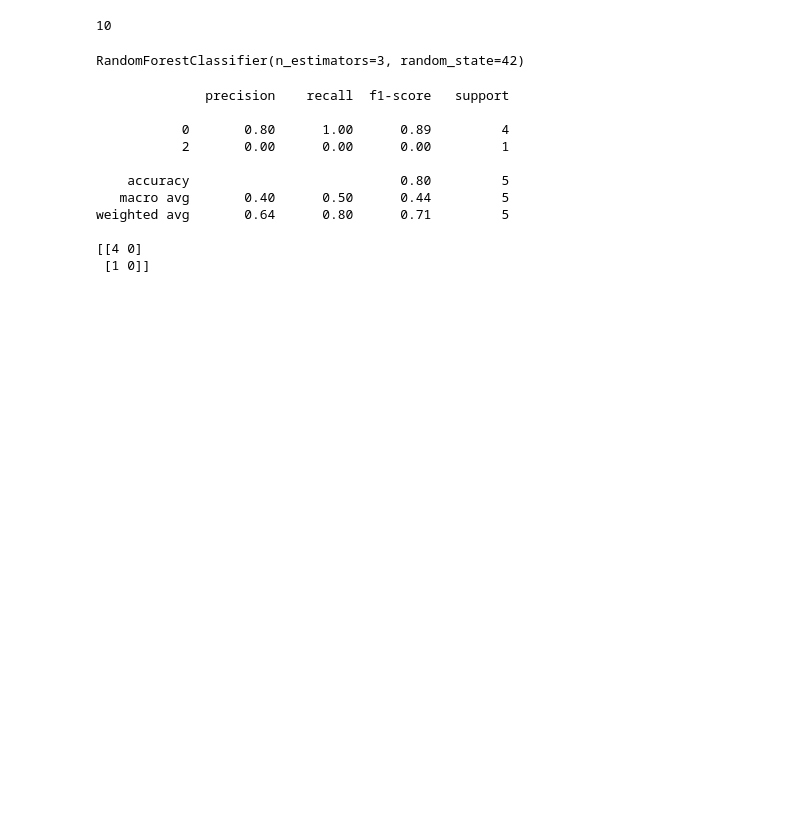
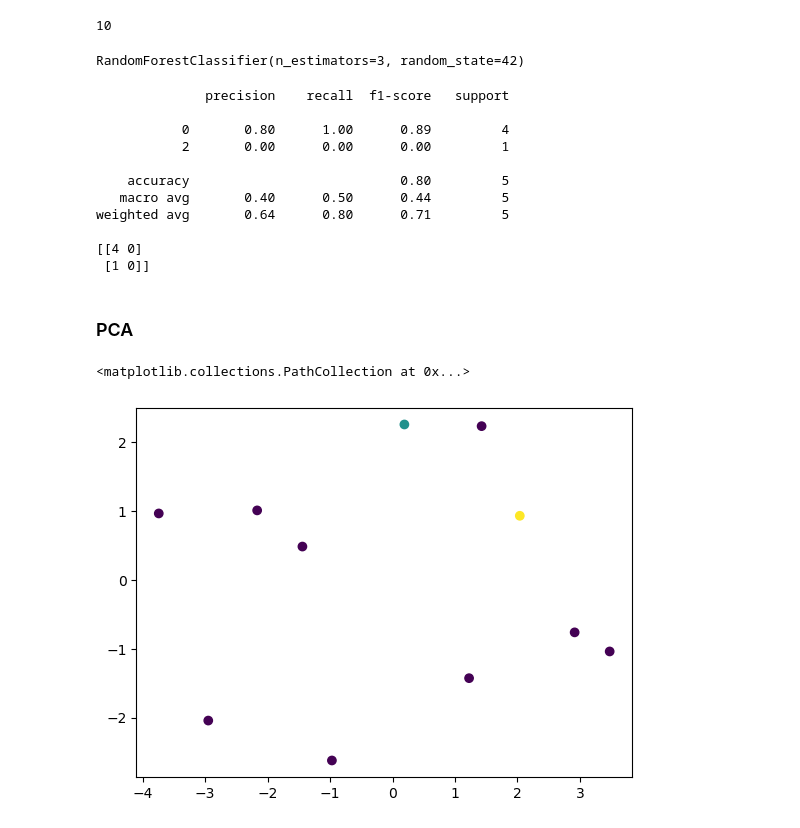
Before and after one commit to zxrtz/Machine-Learning-Project-with-AWS-Deployment, a Jupyter notebook: machine_learning_demo_stage.ipynb, the cells around one changed output. Drawn from its saved outputs; the diff is of its cells as text; code cells hidden in the pictures; blank space fills up the shorter version.

```diff
--- a/machine_learning_demo_stage.ipynb
+++ b/machine_learning_demo_stage.ipynb
@@ -630,3 +630,29 @@ weighted avg       0.64      0.80      0.71         5
 
 [[4 0]
  [1 0]]
+# %% [markdown]
+### PCA
+# %%
+from sklearn.decomposition import PCA
+from sklearn.preprocessing import StandardScaler
+
+# create the zero NA dataframe to be used
+df_encoded_no_na = df_encoded.dropna()
+
+# create X values df
+X = df_encoded_no_na.drop(columns='fighter1_result')
+
+# create scaler, scale values based on std dev = 1
+scaler = StandardScaler()
+scaler.fit(df_encoded_no_na) # fitting the scaler
+scaled_data = scaler.transform(df_encoded_no_na) # transform values based on scaling model
+
+# create, fit PCA and transform the data based on fit to reduce dimensionality
+pca = PCA()
+pca.fit(scaled_data)
+x_pca = pca.transform(scaled_data)
+# %%
+plt.scatter(x_pca[:,0], x_pca[:,1], c=df_encoded_no_na['fighter1_result'])
+# %% [output]
+<matplotlib.collections.PathCollection at 0x...>
+[figure, added]
```
Also changed, not shown: parts of 1 cell of this notebook.
